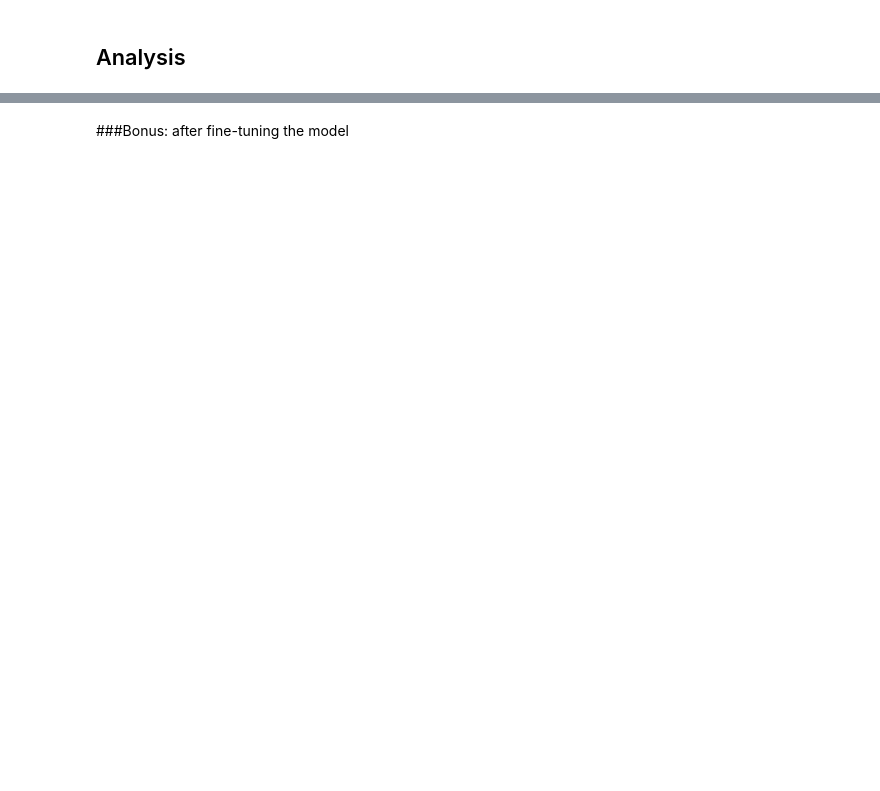
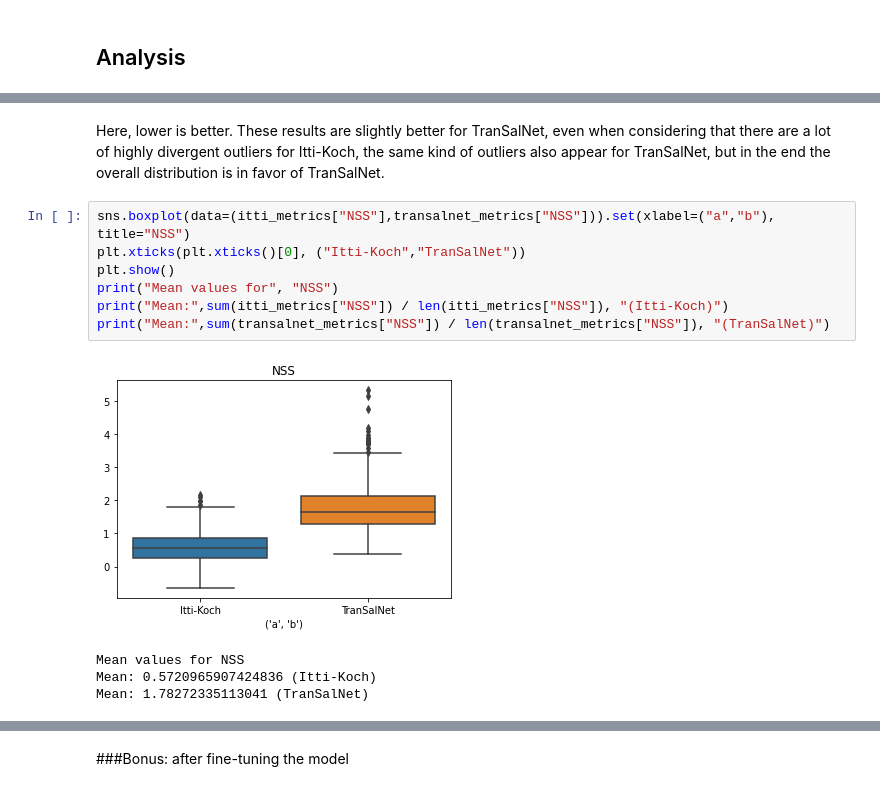
Before and after one commit to Ajamelot56/Projet_Visual_Attention, a Jupyter notebook: PC_2022_VA_Project.ipynb, the cells around one changed output, grey strips where cells are left out. Cells and saved outputs as stored; diff of their text form; blank space fills up the shorter version.

```diff
--- a/PC_2022_VA_Project.ipynb
+++ b/PC_2022_VA_Project.ipynb
@@ -751,0 +757,14 @@ dict_keys(['AUC_Borji', 'AUC_Judd', 'kl_divergence', 'NSS', 'CC', 'similarity'])
+# %% [markdown]
+Here, lower is better. These results are slightly better for TranSalNet, even when considering that there are a lot of highly divergent outliers for Itti-Koch, the same kind of outliers also appear for TranSalNet, but in the end the overall distribution is in favor of TranSalNet.
+# %%
+sns.boxplot(data=(itti_metrics["NSS"],transalnet_metrics["NSS"])).set(xlabel=("a","b"), title="NSS")
+plt.xticks(plt.xticks()[0], ("Itti-Koch","TranSalNet"))
+plt.show()
+print("Mean values for", "NSS")
+print("Mean:",sum(itti_metrics["NSS"]) / len(itti_metrics["NSS"]), "(Itti-Koch)")
+print("Mean:",sum(transalnet_metrics["NSS"]) / len(transalnet_metrics["NSS"]), "(TranSalNet)")
+# %% [output]
+[figure, added]
+Mean values for NSS
+Mean: 0.5720965907424836 (Itti-Koch)
+Mean: 1.78272335113041 (TranSalNet)
```
Also changed, not shown: parts of 51 cells of this notebook.
